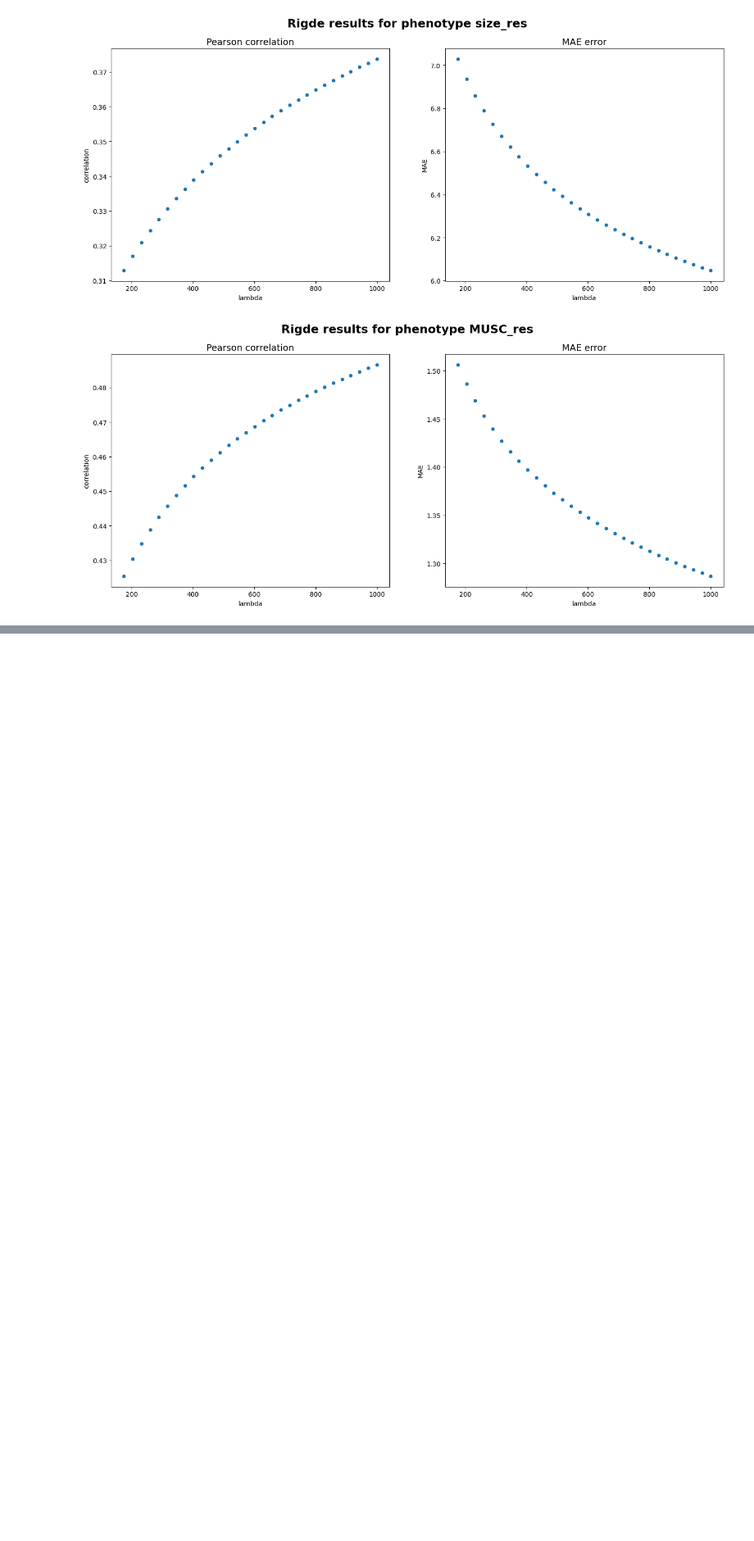
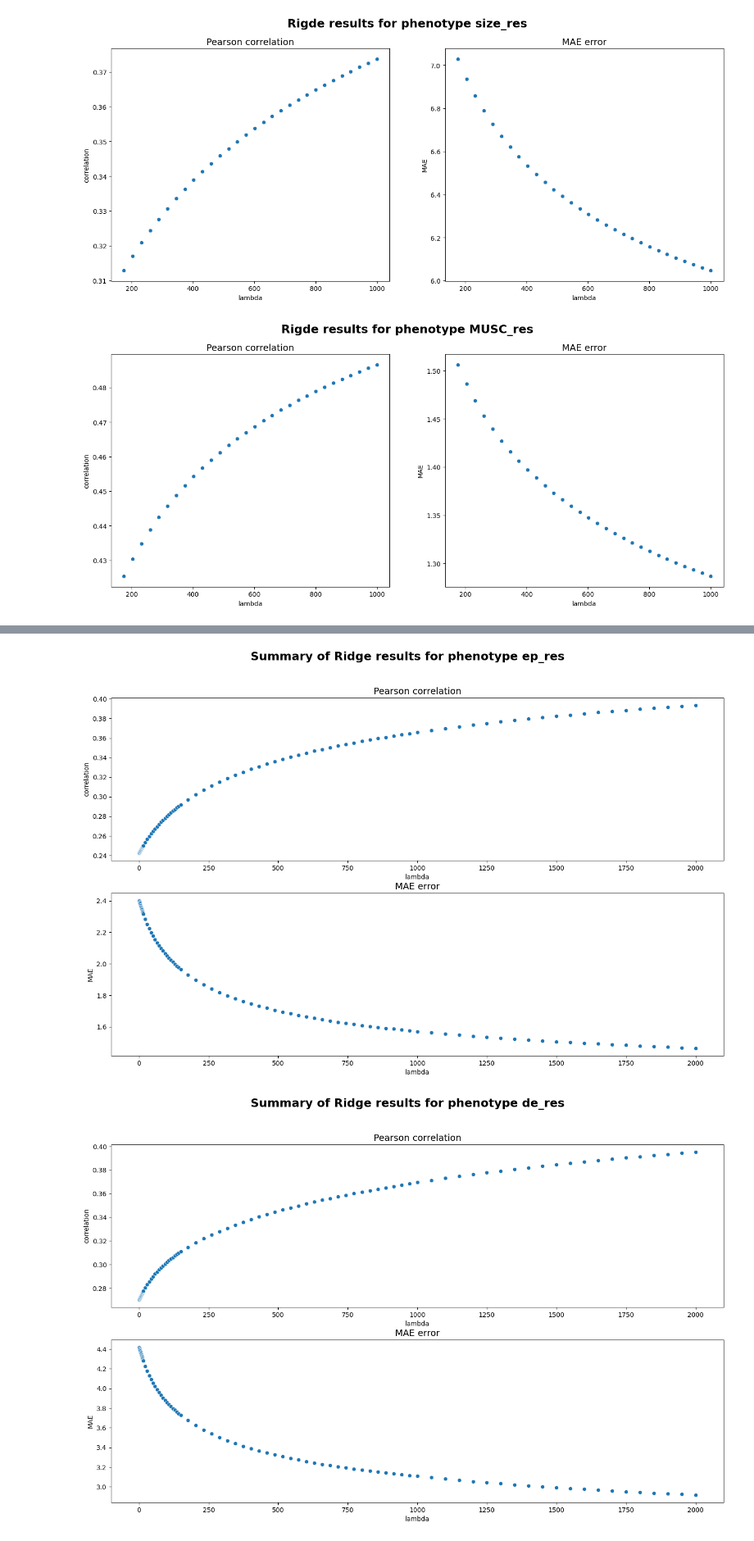
Before and after one commit to Florent-Hervers/master-thesis-code, a Jupyter notebook: Analysis notebooks/results_analysis_ridge.ipynb, the cells around one changed output, grey strips where cells are left out. Shown at 82% size. Drawn from its saved outputs; the diff is of its cells as text; code cells hidden in the pictures; blank space fills up the shorter version.

```diff
--- a/Analysis notebooks/results_analysis_ridge.ipynb
+++ b/Analysis notebooks/results_analysis_ridge.ipynb
@@ -82,0 +113,30 @@ for phenotype in phenotypes:
+# %%
+for phenotype in phenotypes:
+    global_results_MAE = []
+    global_results_corr = []
+    global_results_lambda_val = []
+    for i in range(1,5):
+        if i == 1:
+            filename = f"ridge_{phenotype}.json"
+        else:
+            filename = f"ridge_{i}_{phenotype}.json"
+        with open(f"../Results/{filename}", "r") as f:
+            results = json.load(f)
+            global_results_MAE += results["MAE"]
+            global_results_corr += results["correlation"]
+            global_results_lambda_val += results["dim_0_values"]
+
+    results_1_dimentions(
+        global_results_corr,
+        global_results_MAE,
+        global_results_lambda_val,
+        f"Summary of Ridge results for phenotype {phenotype}",
+        "Pearson correlation",
+        "MAE error",
+        results["dim_0_label"],
+        "correlation",
+        "MAE",
+        vertical=True)
+# %% [output]
+[figure, added]
+[figure, added]
```
Also changed, not shown: parts of 8 cells of this notebook, 9 other files.
